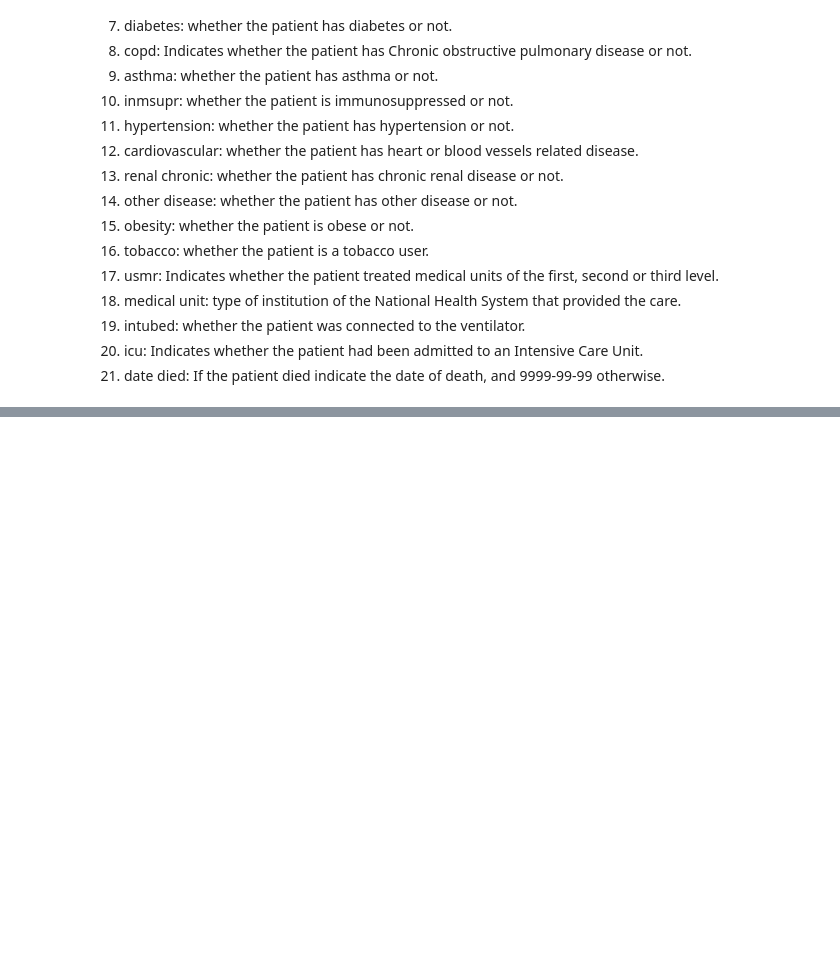
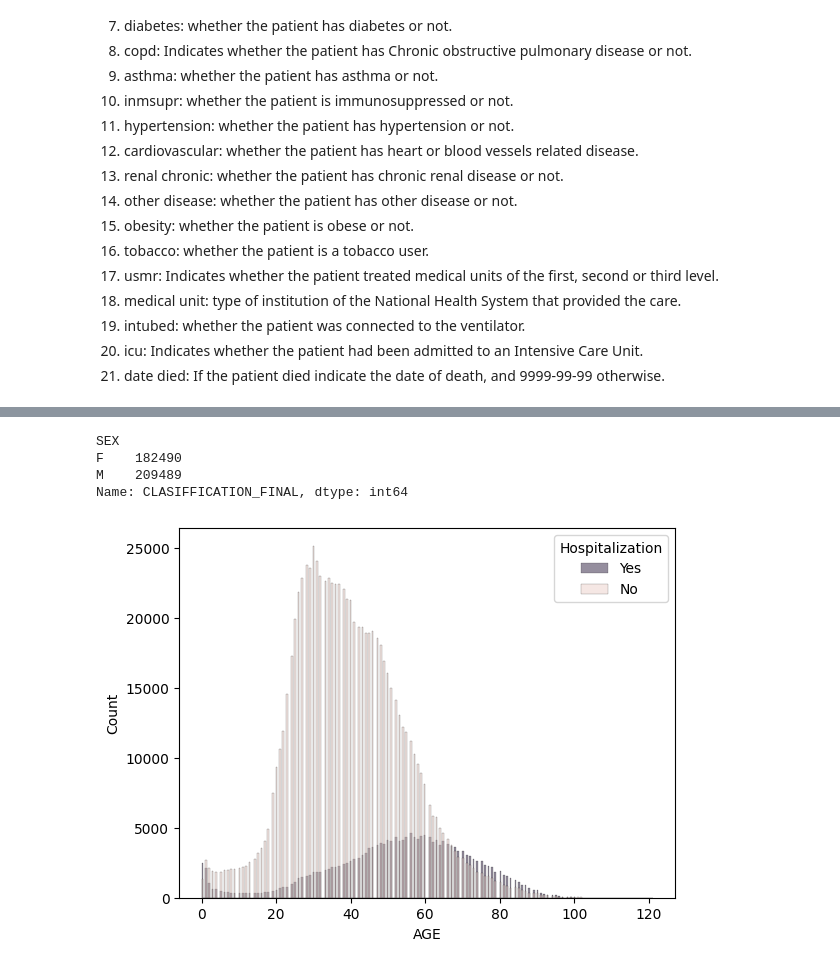
Before and after one commit to saks004/COVID-19-Dataset-Mexico, a Jupyter notebook: EDA.ipynb, the cells around one changed output, grey strips where cells are left out. Cells and saved outputs as stored; diff of their text form; code cells hidden in the pictures; blank space fills up the shorter version.

Commit message:
Insights and Visualization

```diff
--- a/EDA.ipynb
+++ b/EDA.ipynb
@@ -235,0 +149,5 @@ plt.show()
+# %%
+# Drop the columns that cannot be used for the analysis
+
+df= datafrm.drop(['PREGNANT','INTUBED','ICU'], axis= 1)
+df
@@ -235,0 +174,6 @@ plt.show()
+# %%
+# Create a new column DIED, 'Yes' means Died and 'No' means Lived.
+
+df.loc[df['DATE_DIED']== '9999-99-99', 'DIED']= 'No'
+df.loc[df['DATE_DIED'] != '9999-99-99', 'DIED']= 'Yes'
+df
@@ -235,0 +194,6 @@ plt.show()
+# %%
+# Replace Interger values by Gender, F for Female, M for Male.
+
+df.loc[df['SEX']== 1,'SEX']= 'F'
+df.loc[df['SEX']== 2,'SEX']= 'M'
+df
@@ -235,0 +230,9 @@ plt.show()
+# %%
+# adding a new column age range and binning the age of patients
+
+
+df['Age_Seg'] = pd.cut(df['AGE'],
+                             bins=[0, 1, 5, 19, 30, 40, 50, 60, 70, 80, 90, 100, 120],
+                             labels=['0-1', '1-5', '5-19', '20-30', '31-40', '41-50', '51-60', '61-70', '71-80', '81-90', '91-100', 'Above 100'])
+
+df
@@ -235,0 +327,17 @@ plt.show()
+# %%
+# group rows by sex that have the classification as 1, 2, 3.
+
+df['CLASIFFICATION_FINAL'].isin([1,2,3]).groupby(df['SEX']).sum()
+# %% [output]
+SEX
+F    182490
+M    209489
+Name: CLASIFFICATION_FINAL, dtype: int64
+# %%
+# Patient type by age i.e. yes means the patient was hospitalised and no means returned home
+
+patient_type = sns.histplot(data = df, x='AGE', hue = 'PATIENT_TYPE')
+plt.legend(title='Hospitalization', loc='upper right', labels=['Yes', 'No'])
+plt.show(patient_type)
+# %% [output]
+[figure, added]
```
Also changed, not shown: parts of 51 cells of this notebook.
